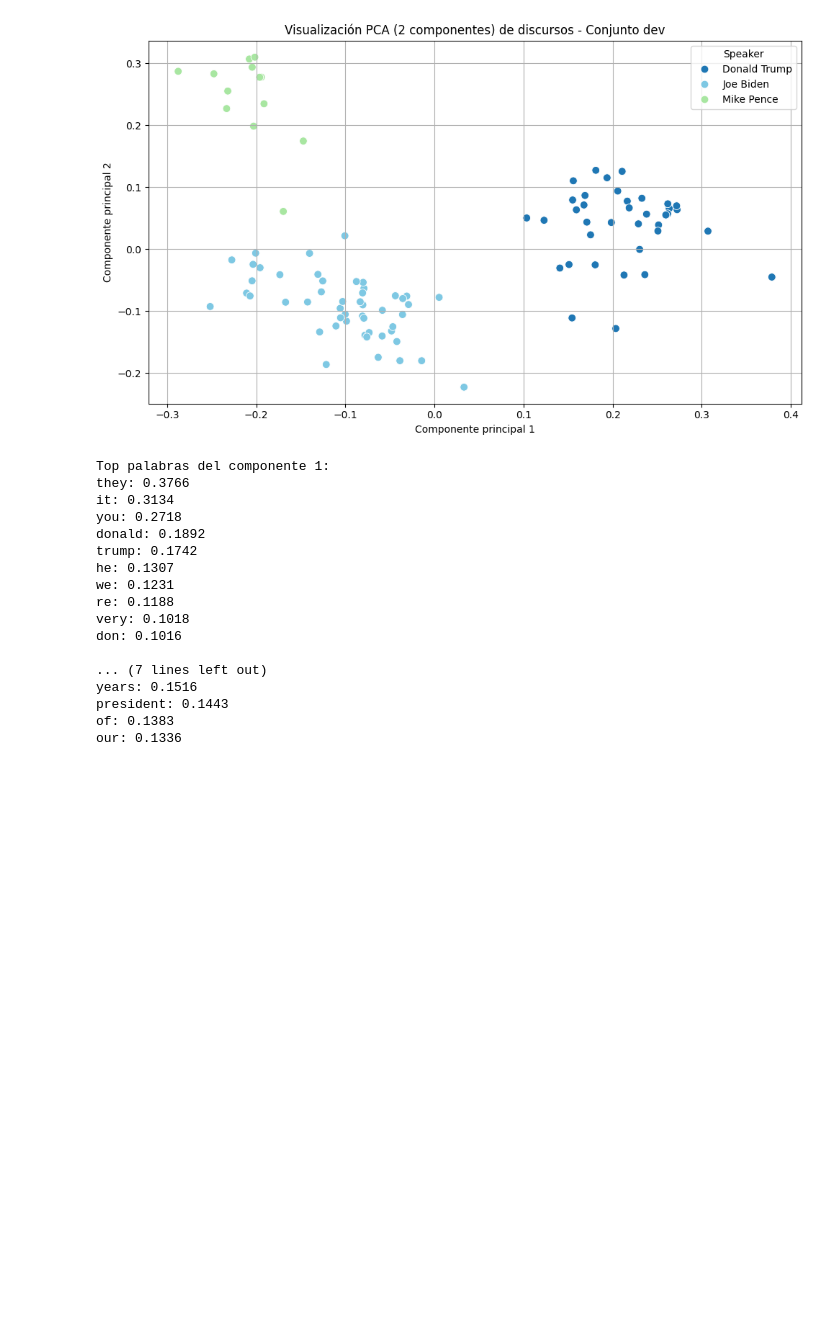
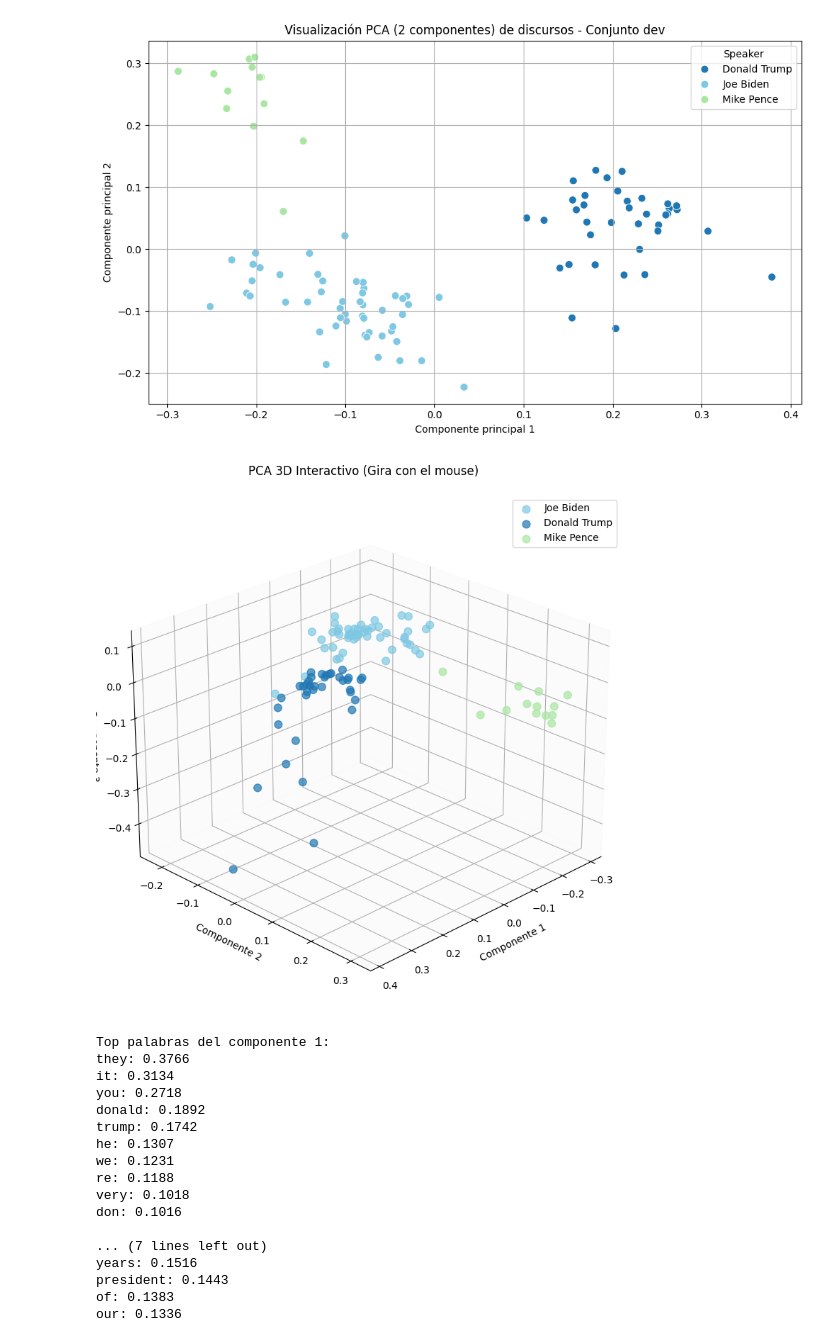
Before and after one commit to Jonathanrr98/ICD-Tarea2, a Jupyter notebook: us2020_propuesta_estudiantes.ipynb, the cells around one changed output. Cells and saved outputs as stored; diff of their text form; code cells hidden in the pictures; blank space fills up the shorter version.

Commit message:
PCA con 3 componentes, para ver como queda

```diff
--- a/us2020_propuesta_estudiantes.ipynb
+++ b/us2020_propuesta_estudiantes.ipynb
@@ -438,6 +438,68 @@ plt.tight_layout()
 plt.show()
 # %% [output]
 [figure]
+# %%
+# Reducir a 3 dimensiones usando PCA
+pca3 = PCA(n_components=3)
+X_dev_pca3 = pca3.fit_transform(X_dev_tfidf.toarray())
+
+# Crear DataFrame para graficar
+pca_df = pd.DataFrame({
+    'PCA1': X_dev_pca3[:, 0],
+    'PCA2': X_dev_pca3[:, 1],
+    'PCA3': X_dev_pca3[:, 2],
+    'Speaker': y_dev.values
+})
+
+# Configurar colores
+ordered_candidates3 = y_dev.value_counts().index.tolist()
+custom_palette = {
+    ordered_candidates3[0]: "#7EC8E3",  # celeste
+    ordered_candidates3[1]: "#1F77B4",  # azul
+    ordered_candidates3[2]: "#A8E6A1"   # verde manzana
+}
+
+# Crear figura interactiva
+plt.figure(figsize=(12, 8))
+ax = plt.axes(projection='3d')
+
+# Graficar cada candidato
+for candidate, color in custom_palette.items():
+    mask = pca_df['Speaker'] == candidate
+    ax.scatter(
+        pca_df.loc[mask, 'PCA1'],
+        pca_df.loc[mask, 'PCA2'],
+        pca_df.loc[mask, 'PCA3'],
+        c=color,
+        label=candidate,
+        s=60,
+        alpha=0.7,
+        depthshade=True
+    )
+
+# Configuración del gráfico
+ax.set_title('PCA 3D Interactivo (Gira con el mouse)', pad=20)
+ax.set_xlabel('Componente 1')
+ax.set_ylabel('Componente 2')
+ax.set_zlabel('Componente 3')
+ax.legend()
+ax.grid(True)
+
+# Añadir cuadrícula para mejor perspectiva
+ax.xaxis.set_pane_color((0.98, 0.98, 0.98, 0.8))
+ax.yaxis.set_pane_color((0.98, 0.98, 0.98, 0.8))
+ax.zaxis.set_pane_color((0.98, 0.98, 0.98, 0.8))
+
+# Ángulo inicial de vista
+ax.view_init(elev=25, azim=45)
+
+plt.tight_layout()
+
+# Activar modo interactivo
+plt.ion()  # Esto permite la interacción
+plt.show()
+# %% [output]
+[figure, added]
 # %%
 # Obtener nombres de palabras (features)
 feature_names = vectorizer.get_feature_names_out()
```
Also changed, not shown: parts of 1 cell of this notebook.
